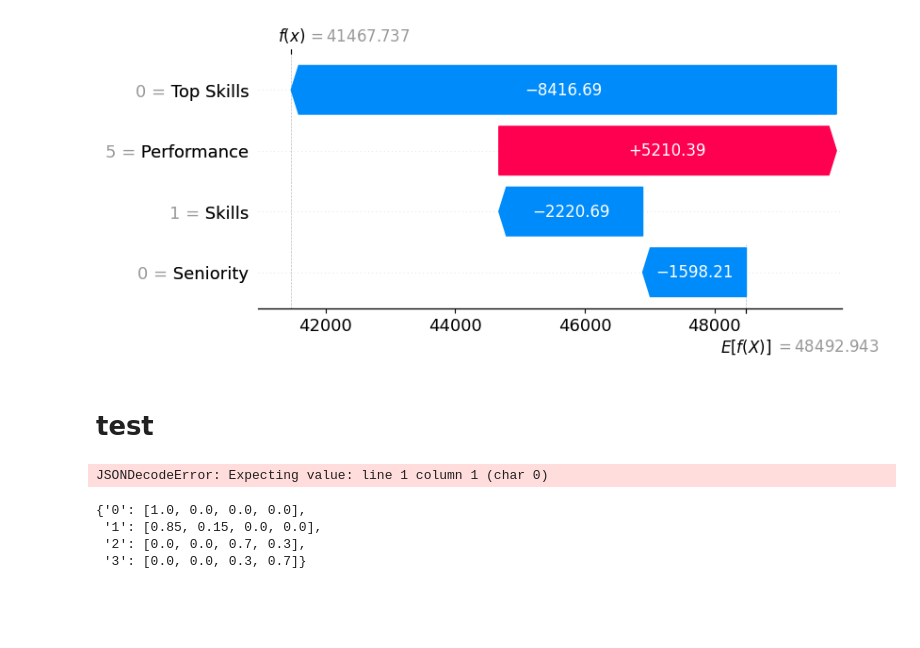
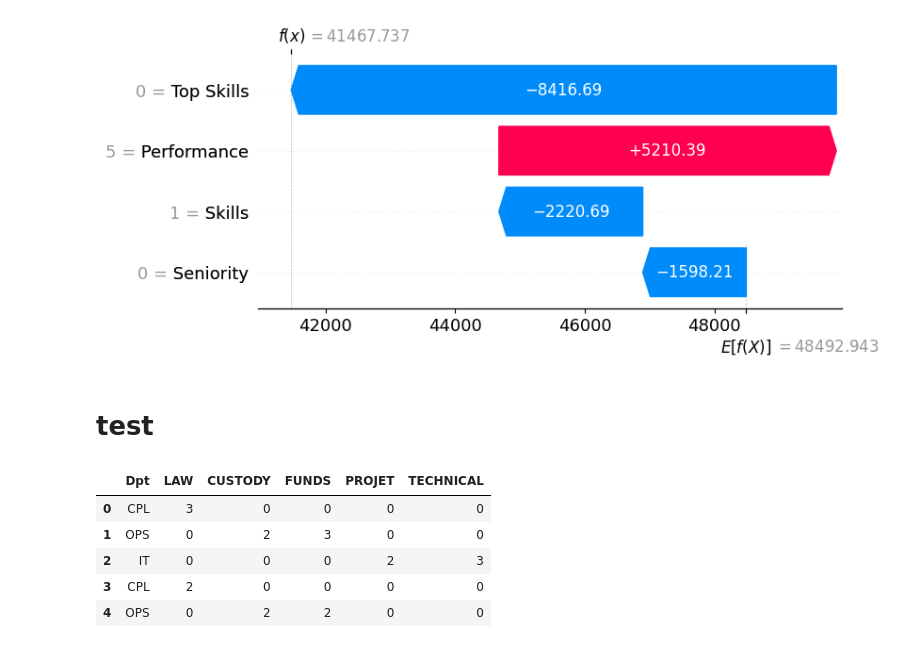
Before and after one commit to levmanuel/HR-Data, a Jupyter notebook: HR.ipynb, the cells around one changed output. Drawn from its saved outputs; the diff is of its cells as text; code cells hidden in the pictures; blank space fills up the shorter version.

```diff
--- a/HR.ipynb
+++ b/HR.ipynb
@@ -507,49 +507,47 @@ shap.plots.waterfall(shap_explanation)
 [figure]
 # %% [markdown]
 # test
-# %%
-import pandas as pd
-import numpy as np
-import json
-import requests
-
-# Charger les scénarios à partir d'une URL
-url_json = "https://raw.githubusercontent.com/levmanuel/HR-Data/main/scenarios.json"
-response = requests.get(url_json)
-scenarios = response.json()
-
-# Chargement du fichier CSV
-df = pd.read_csv("https://raw.githubusercontent.com/levmanuel/HR-Data/main/profiles.csv")
-# %% [output]
-JSONDecodeError: Expecting value: line 1 column 1 (char 0)
-# %%
-scenarios
-# %% [output]
-{'0': [1.0, 0.0, 0.0, 0.0],
- '1': [0.85, 0.15, 0.0, 0.0],
- '2': [0.0, 0.0, 0.7, 0.3],
- '3': [0.0, 0.0, 0.3, 0.7]}
 # %%
+import pandas as pd
+import numpy as np
+import json
+import requests
+
+# Charger les scénarios à partir d'une URL
+url_json = "https://raw.githubusercontent.com/levmanuel/HR-Data/main/scenarios.json"
+response = requests.get(url_json)
+scenarios = response.json()
+
+# Chargement du fichier CSV
+df = pd.read_csv("https://raw.githubusercontent.com/levmanuel/HR-Data/main/profiles.csv")
+
 # Définir la liste des compétences (colonnes à traiter)
 skills = df.columns[1:]
-
+n_employees = 1000
 # Générer 1 000 lignes aléatoires en répétant les données du CSV existant
-expanded_df = pd.DataFrame(np.tile(df.values, (1000 // len(df) + 1, 1)), columns=df.columns)
-df = expanded_df.iloc[:1000]  # Prendre seulement 1000 lignes
+df = pd.DataFrame(np.tile(df.values, (n_employees // len(df) + 1, 1)), columns=df.columns)
 
 # Pour chaque employé, pour chaque compétence, générer un niveau selon le scénario
 results = []  # Pour stocker les résultats
 for idx, row in df.iterrows():
     employee_result = {'Dpt': row['Dpt']}
     for skill in skills:
         # Récupérer le code scénario (en s'assurant de le convertir en entier)
         scenario_code = int(row[skill]) if pd.notna(row[skill]) else 0
         # Récupérer la distribution de probabilités correspondante
-        probabilities = scenarios.get(scenario_code, [1.0, 0.0, 0.0, 0.0])
+        probabilities = scenarios.get(str(scenario_code), [1.0, 0.0, 0.0, 0.0])
         # Générer le niveau de compétence
         level = np.random.choice([0, 1, 2, 3], p=probabilities)
         employee_result[skill] = level
     results.append(employee_result)
 
 # Créer un DataFrame avec les niveaux générés
-df_generated = pd.DataFrame(results)
+df = pd.DataFrame(results)
+df.head()
+# %% [output]
+|  | Dpt | LAW | CUSTODY | FUNDS | PROJET | TECHNICAL |
+| 0 | CPL | 3 | 0 | 0 | 0 | 0 |
+| 1 | OPS | 0 | 2 | 3 | 0 | 0 |
+| 2 | IT | 0 | 0 | 0 | 2 | 3 |
+| 3 | CPL | 2 | 0 | 0 | 0 | 0 |
+| 4 | OPS | 0 | 2 | 2 | 0 | 0 |
```
Also changed, not shown: parts of 2 cells of this notebook, 1 other file.
